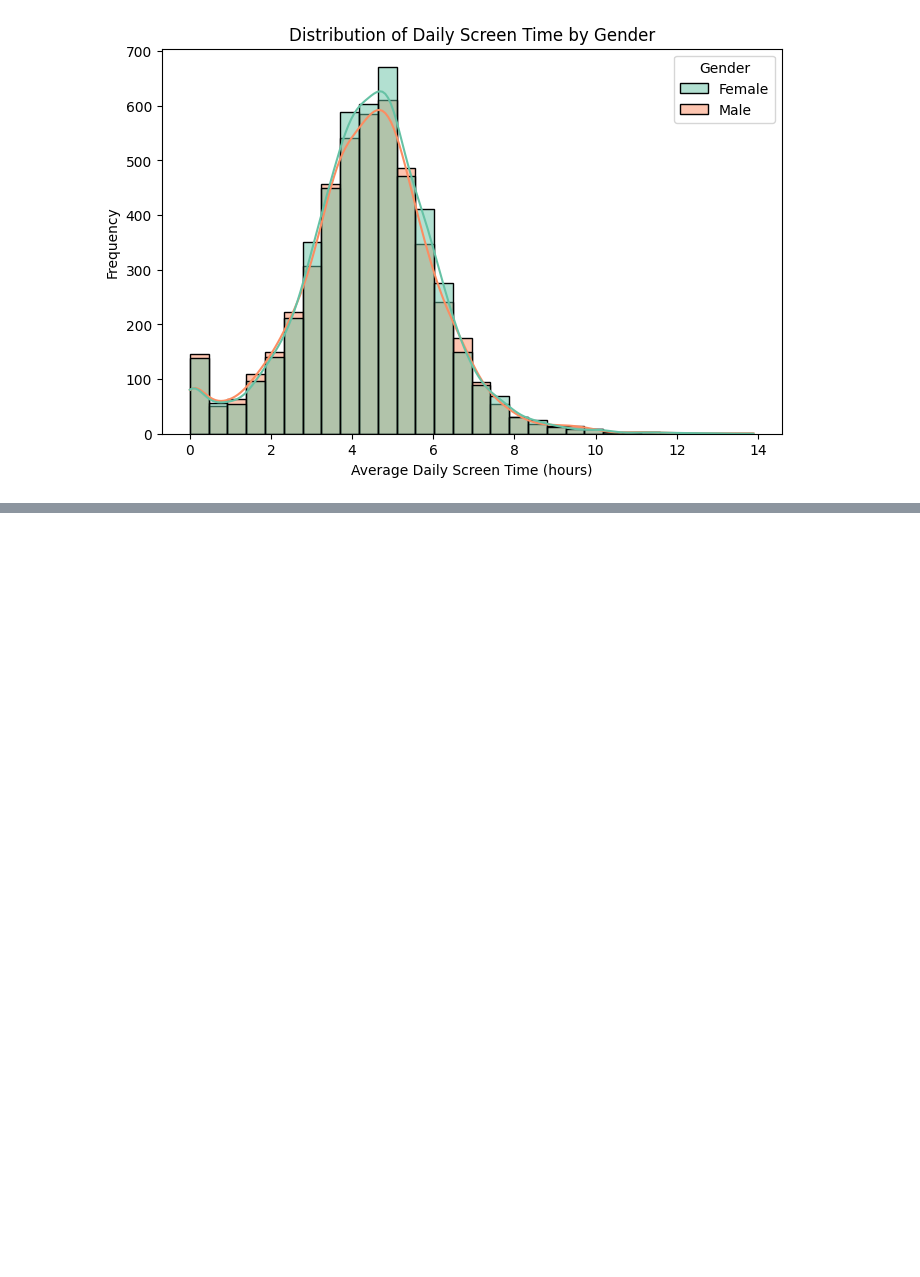
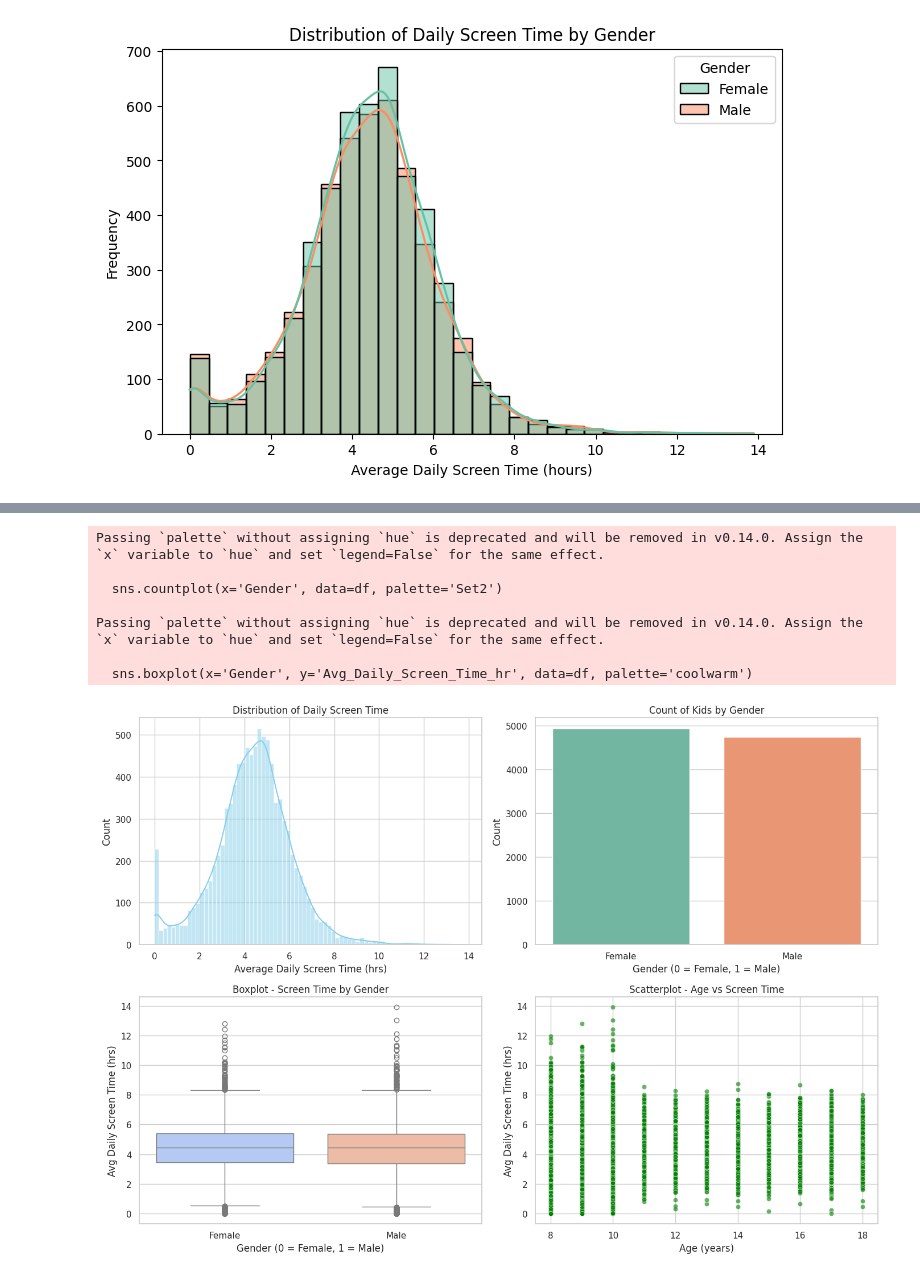
Before and after one commit to Joshika-Mentor/-Kid-s-Screentime-Visualization-Infosys-springboard-program-, a Jupyter notebook: ScreenSense.ipynb, the cells around one changed output, grey strips where cells are left out. Cells and saved outputs as stored; diff of their text form; code cells hidden in the pictures; blank space fills up the shorter version.

```diff
--- a/ScreenSense.ipynb
+++ b/ScreenSense.ipynb
@@ -262,0 +307,47 @@ plt.show()
+# %%
+import matplotlib.pyplot as plt
+import seaborn as sns
+
+# Set up the canvas
+plt.figure(figsize=(14,10))
+
+# 1️⃣ Histogram of Screen Time
+plt.subplot(2,2,1)
+sns.histplot(df['Avg_Daily_Screen_Time_hr'], kde=True, color='skyblue')
+plt.title("Distribution of Daily Screen Time")
+plt.xlabel("Average Daily Screen Time (hrs)")
+plt.ylabel("Count")
+
+# 2️⃣ Countplot of Gender
+plt.subplot(2,2,2)
+sns.countplot(x='Gender', data=df, palette='Set2')
+plt.title("Count of Kids by Gender")
+plt.xlabel("Gender (0 = Female, 1 = Male)")
+plt.ylabel("Count")
+
+# 3️⃣ Boxplot of Screen Time by Gender
+plt.subplot(2,2,3)
+sns.boxplot(x='Gender', y='Avg_Daily_Screen_Time_hr', data=df, palette='coolwarm')
+plt.title("Boxplot - Screen Time by Gender")
+plt.xlabel("Gender (0 = Female, 1 = Male)")
+plt.ylabel("Avg Daily Screen Time (hrs)")
+
+# 4️⃣ Scatterplot of Age vs Screen Time
+plt.subplot(2,2,4)
+sns.scatterplot(x='Age', y='Avg_Daily_Screen_Time_hr', data=df, color='green', alpha=0.6)
+plt.title("Scatterplot - Age vs Screen Time")
+plt.xlabel("Age (years)")
+plt.ylabel("Avg Daily Screen Time (hrs)")
+
+# Adjust layout
+plt.tight_layout()
+plt.show()
+# %% [output]
+Passing `palette` without assigning `hue` is deprecated and will be removed in v0.14.0. Assign the `x` variable to `hue` and set `legend=False` for the same effect.
+
+  sns.countplot(x='Gender', data=df, palette='Set2')
+
+Passing `palette` without assigning `hue` is deprecated and will be removed in v0.14.0. Assign the `x` variable to `hue` and set `legend=False` for the same effect.
+
+  sns.boxplot(x='Gender', y='Avg_Daily_Screen_Time_hr', data=df, palette='coolwarm')
+[figure, added]
```
Also changed, not shown: parts of 3 cells of this notebook.
